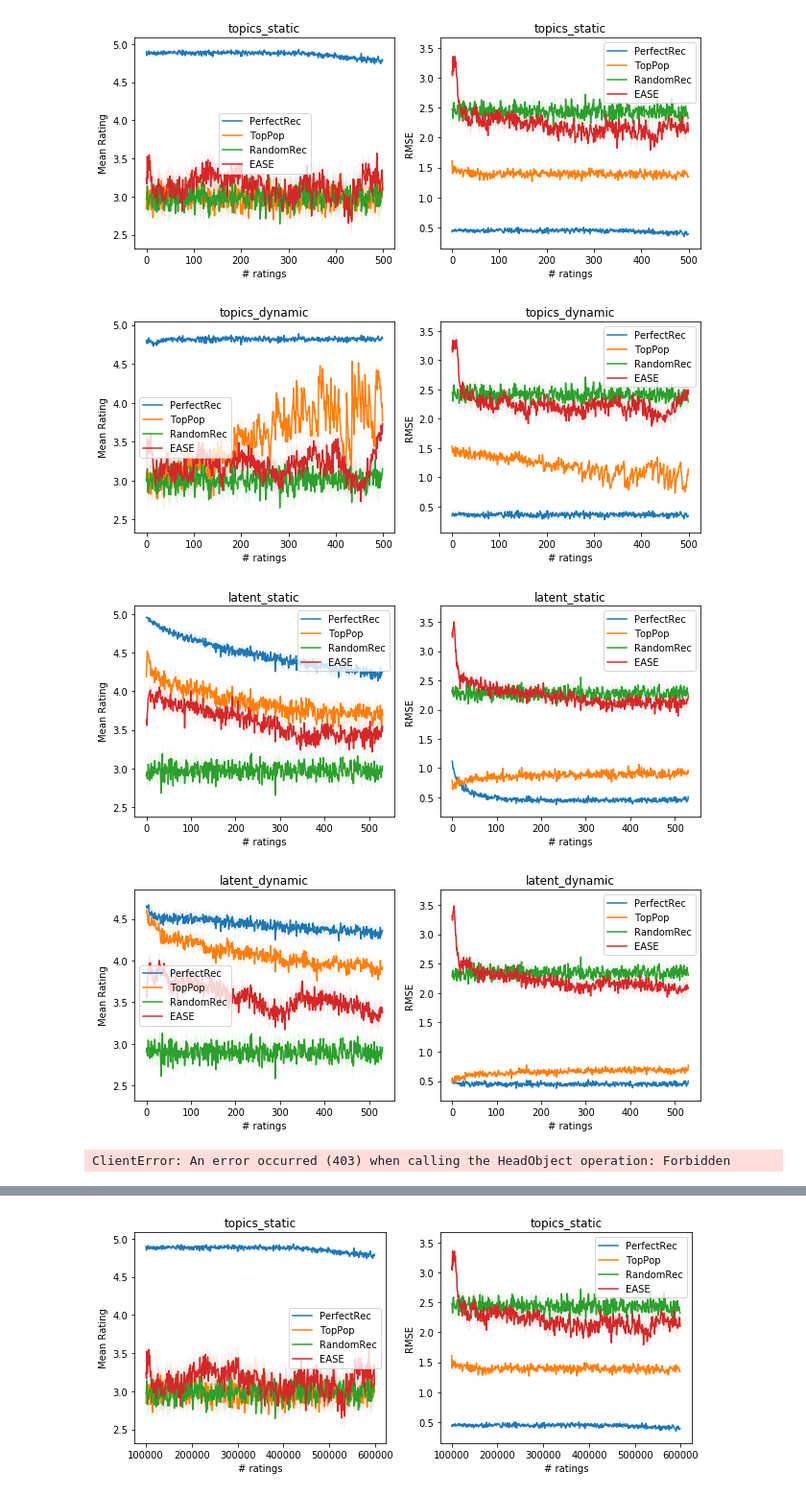
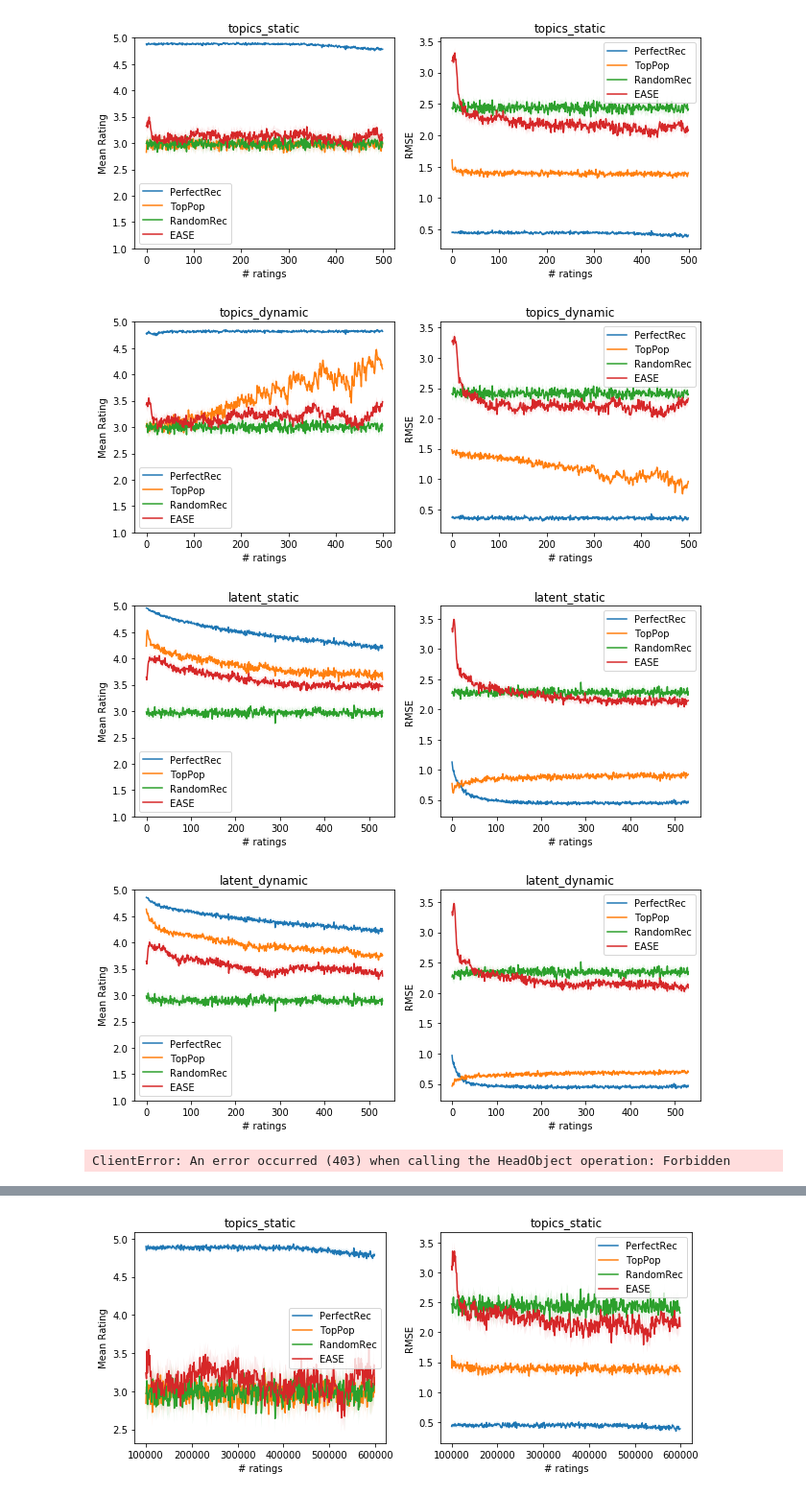
Before and after one commit to berkeley-reclab/RecLab, a Jupyter notebook: experiments/Plotting-Results.ipynb, the cells around one changed output, grey strips where cells are left out. Shown at 96% size. Cells and saved outputs as stored; diff of their text form; code cells hidden in the pictures.

Commit message:
updates to latent dynamic and plotting

```diff
--- a/experiments/Plotting-Results.ipynb
+++ b/experiments/Plotting-Results.ipynb
@@ -38,38 +40,38 @@ for env_name in env_names:
         ENV_PARAMS = TOPICS_DYNAMIC_SMALL
     elif env_name == 'latent_static_small':
         ENV_PARAMS = LATENT_STATIC_SMALL
     elif env_name == 'latent_dynamic_small':
         ENV_PARAMS = LATENT_DYNAMIC_SMALL
     else:
         assert False, "environment not implemented!"
 
 
     # Experiment setup.
-    n_trials = 1
+    n_trials = 3
     trial_seeds = [i for i in range(n_trials)]
     num_init_ratings = ENV_PARAMS['optional_params']['num_init_ratings']
     len_trial = get_len_trial(ENV_PARAMS)
     num_users = ENV_PARAMS['params']['num_users']
 
     environment_name = ENV_PARAMS['name']
     env_name = ENV_PARAMS['name']
 
     plot_ratings_mses_s3(recommender_names,
                          len_trial,
                          bucket_name,
                          data_dir,
                          env_name,
                          trial_seeds,
                          plot_dense=False,
                          num_users=num_users,
                          num_init_ratings=num_init_ratings,
                          threshold=10,
                          title=[env_name, env_name])
 # %% [output]
-[figure, old version]
+[figure, new version]
-[figure, old version]
+[figure, new version]
-[figure, old version]
+[figure, new version]
-[figure, old version]
+[figure, new version]
 ClientError: An error occurred (403) when calling the HeadObject operation: Forbidden
 [figure]
 # %%
```
Also changed, not shown: parts of 1 cell of this notebook, 1 other file.
